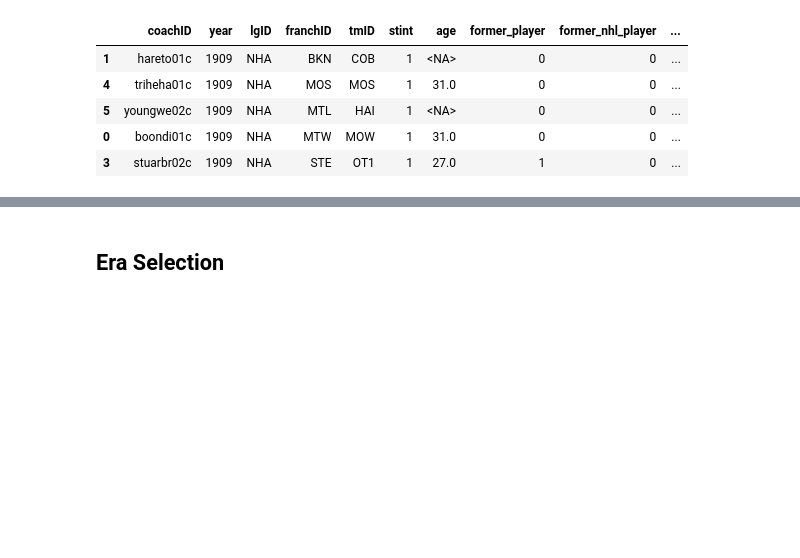
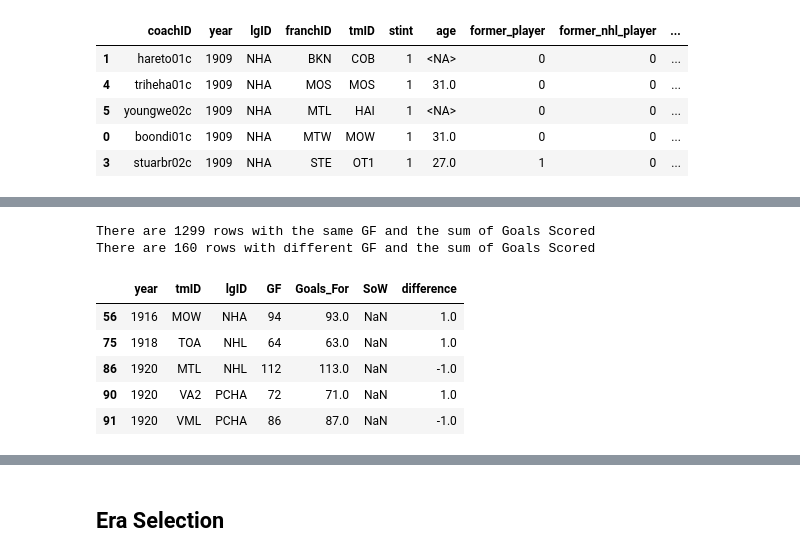
Before and after one commit to LuisBento2005/AC_DataMining, a Jupyter notebook: notebooks/03_data_preparation.ipynb, the cells around one changed output, grey strips where cells are left out. Drawn from its saved outputs; the diff is of its cells as text; code cells hidden in the pictures; blank space fills up the shorter version.

```diff
--- a/notebooks/03_data_preparation.ipynb
+++ b/notebooks/03_data_preparation.ipynb
@@ -702,0 +895,22 @@ df.head()
+# %%
+scoring_each_season = q("""
+    SELECT
+        s.year,
+        s.tmID,
+        s.lgID,
+        t.GF,
+        SUM(s.G) as Goals_For,
+        t.SoW
+    FROM Scoring s
+    JOIN Teams t
+        ON s.year = t.year
+        AND s.tmID = t.tmID
+        AND s.lgID = t.lgID
+    GROUP BY
+        s.year,
+        s.tmID,
+        s.lgID
+
+""")
+
+scoring_each_season.head()
@@ -702,0 +924,20 @@ df.head()
+# %%
+scoring_each_season["difference"] = (
+    scoring_each_season["GF"] - scoring_each_season["Goals_For"]
+)
+
+scoring_match =  scoring_each_season[scoring_each_season["difference"] == 0]
+scoring_difference = scoring_each_season[scoring_each_season["difference"] != 0]
+
+print(f'There are {scoring_match["difference"].count()} rows with the same GF and the sum of Goals Scored')
+print(f'There are {scoring_difference["difference"].count()} rows with different GF and the sum of Goals Scored')
+scoring_difference.head()
+# %% [output]
+There are 1299 rows with the same GF and the sum of Goals Scored
+There are 160 rows with different GF and the sum of Goals Scored
+|  | year | tmID | lgID | GF | Goals_For | SoW | difference |
+| 56 | 1916 | MOW | NHA | 94 | 93.0 | NaN | 1.0 |
+| 75 | 1918 | TOA | NHL | 64 | 63.0 | NaN | 1.0 |
+| 86 | 1920 | MTL | NHL | 112 | 113.0 | NaN | -1.0 |
+| 90 | 1920 | VA2 | PCHA | 72 | 71.0 | NaN | 1.0 |
+| 91 | 1920 | VML | PCHA | 86 | 87.0 | NaN | -1.0 |
```
Also changed, not shown: parts of 95 cells of this notebook.
